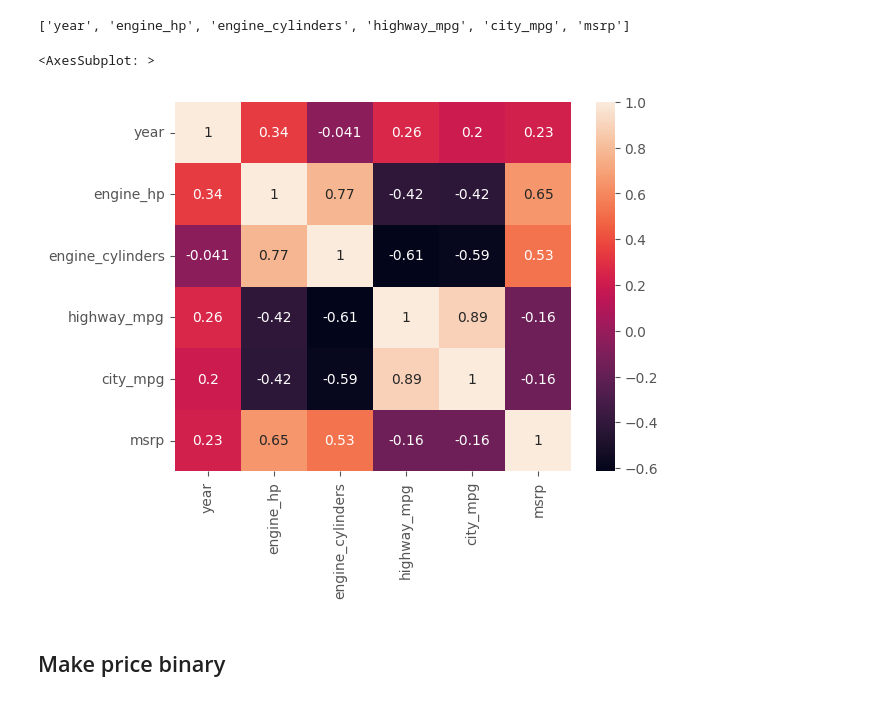
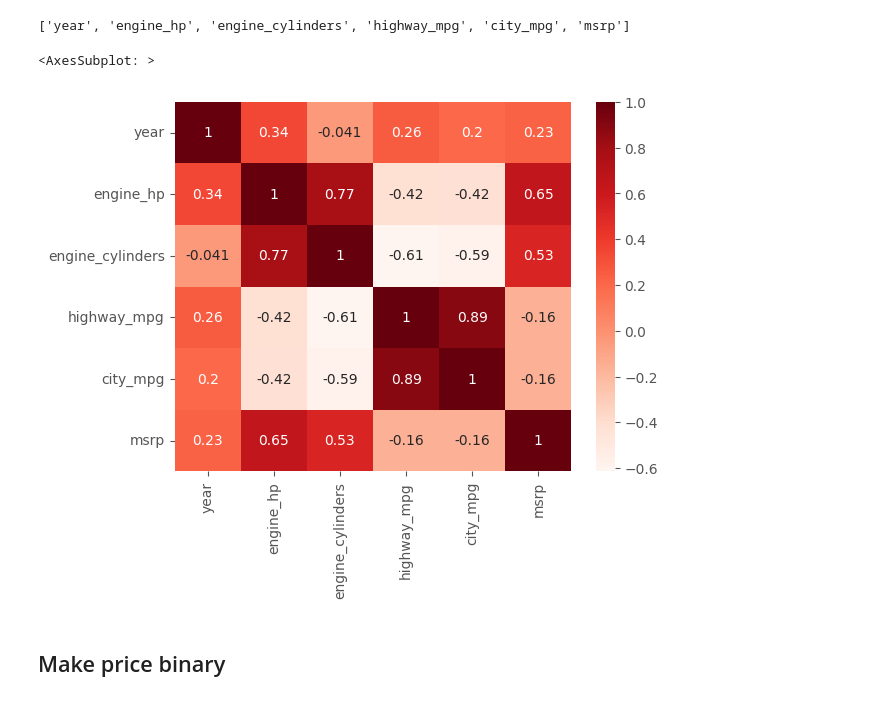
Before and after one commit to yashk1/ml-zoomcamp, a Jupyter notebook: 3. Classification/homework/hw3.ipynb, the cells around one changed output. Drawn from its saved outputs; the diff is of its cells as text; code cells hidden in the pictures.

Commit message:
update cmap q2

```diff
--- a/3. Classification/homework/hw3.ipynb
+++ b/3. Classification/homework/hw3.ipynb
@@ -126,10 +126,10 @@ numerical
 # %% [output]
 ['year', 'engine_hp', 'engine_cylinders', 'highway_mpg', 'city_mpg', 'msrp']
 # %%
-sns.heatmap(df[numerical].corr(), annot = True)
+sns.heatmap(df[numerical].corr(), annot = True, cmap='Reds')
 # %% [output]
 <AxesSubplot: >
-[figure, old version]
+[figure, new version]
 # %% [markdown]
 ## Make price binary
 # %%
```
